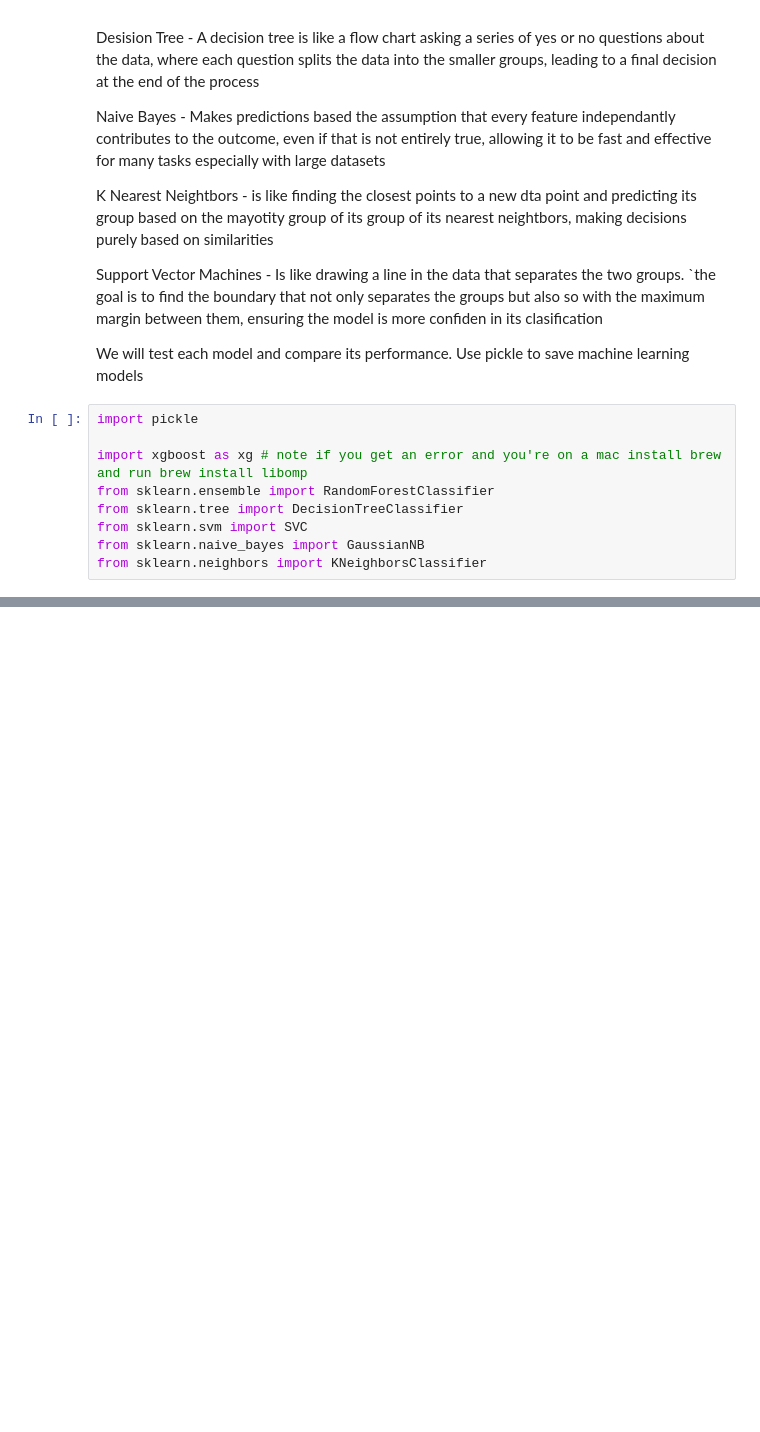
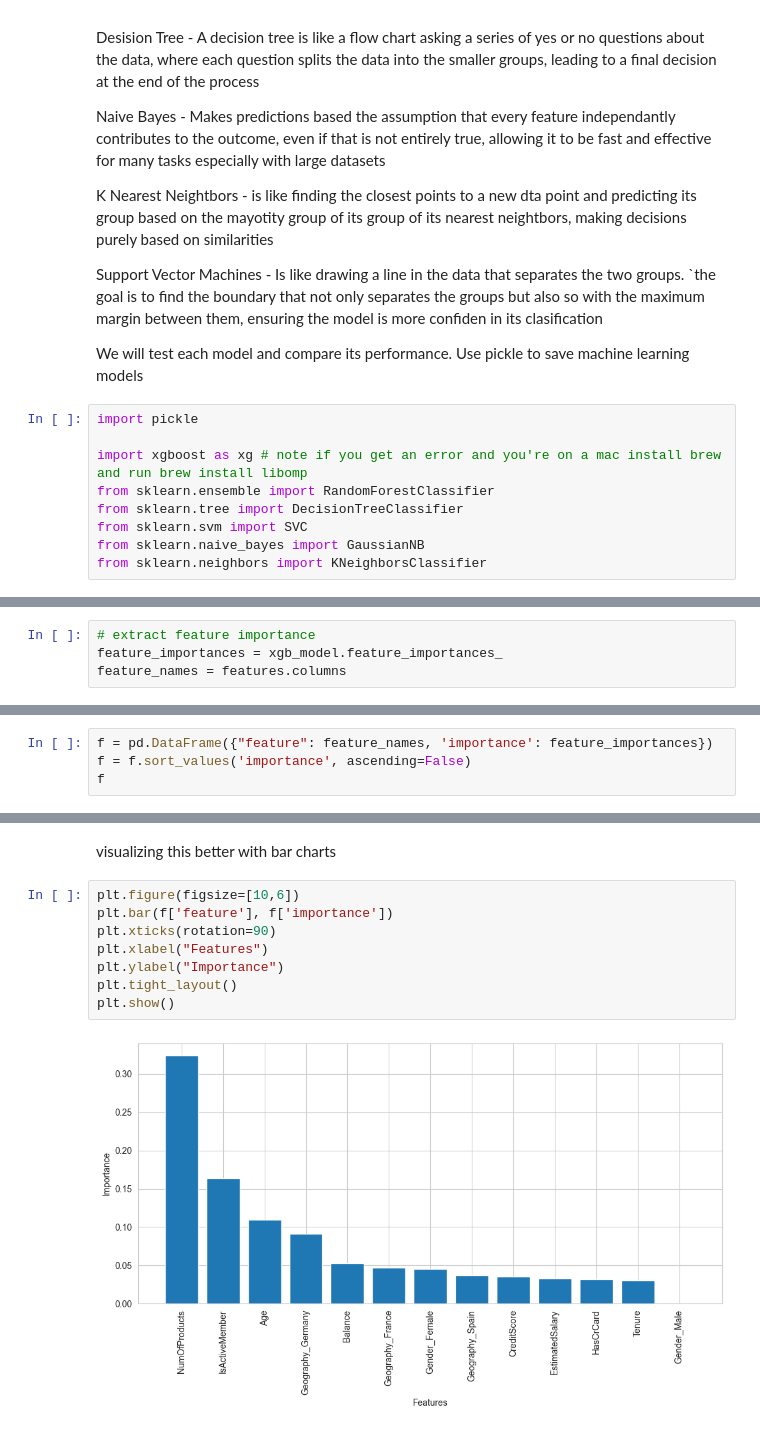
Before and after one commit to FrenzyExists/churn-prediction-model, a Jupyter notebook: machine.ipynb, the cells around one changed output, grey strips where cells are left out. Drawn from its saved outputs; the diff is of its cells as text; blank space fills up the shorter version.

Commit message:
Implemented remaning models, learned feature engineerng techniques, part 1 finished

```diff
--- a/machine.ipynb
+++ b/machine.ipynb
@@ -322,0 +423,4 @@ Model saved as svm_model.pkl
+# %%
+# extract feature importance
+feature_importances = xgb_model.feature_importances_
+feature_names = features.columns
@@ -322,0 +440,4 @@ Model saved as svm_model.pkl
+# %%
+f = pd.DataFrame({"feature": feature_names, 'importance': feature_importances})
+f = f.sort_values('importance', ascending=False)
+f
@@ -322,0 +459,12 @@ Model saved as svm_model.pkl
+# %% [markdown]
+visualizing this better with bar charts
+# %%
+plt.figure(figsize=[10,6])
+plt.bar(f['feature'], f['importance'])
+plt.xticks(rotation=90)
+plt.xlabel("Features")
+plt.ylabel("Importance")
+plt.tight_layout()
+plt.show()
+# %% [output]
+[figure, added]
```
Also changed, not shown: parts of 33 cells of this notebook, 4 other files.
